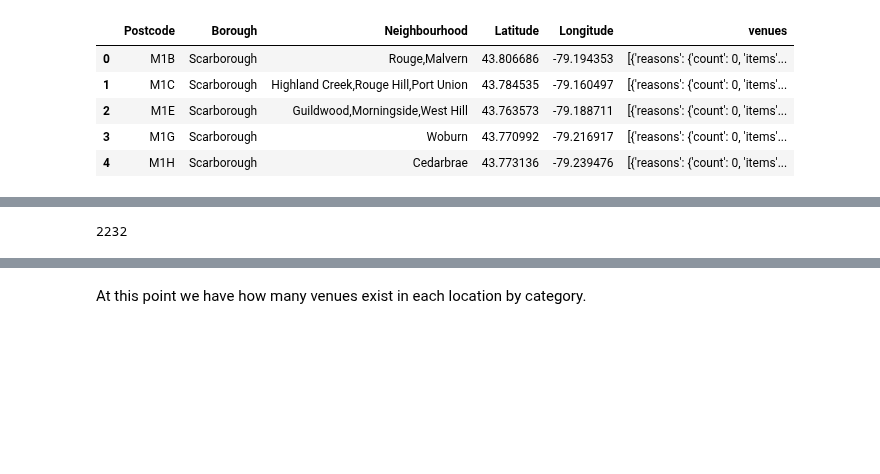
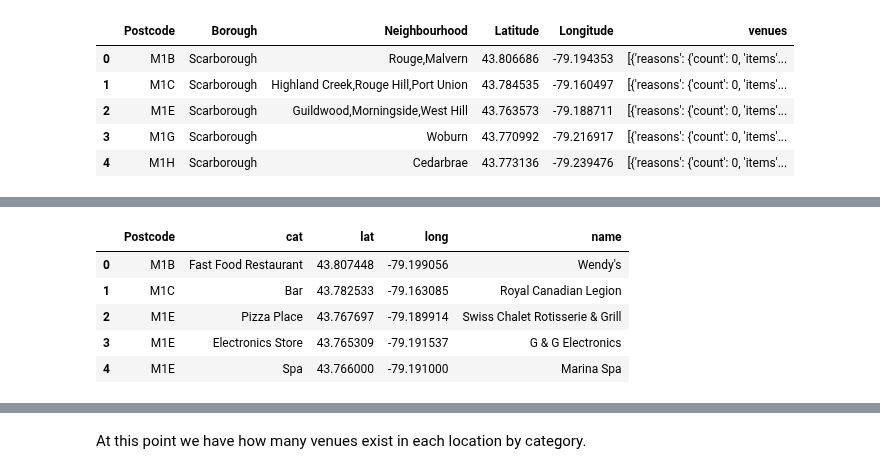
Before and after one commit to jailop/Coursera_Capstone, a Jupyter notebook: toronto-3.ipynb, the cells around one changed output, grey strips where cells are left out. Cells and saved outputs as stored; diff of their text form; code cells hidden in the pictures; blank space fills up the shorter version.

```diff
--- a/toronto-3.ipynb
+++ b/toronto-3.ipynb
@@ -169,5 +170,7 @@ longitude = location.longitude
 print('The geograpical coordinate of Toronto City are {}, {}.'.format(latitude, longitude))
 # %% [output]
 The geograpical coordinate of Toronto City are 43.653963, -79.387207.
+# %%
+df_geo = pd.read_csv('geo_toronto.csv')
 # %% [markdown]
 Creating a map for Toronto with neighbourhoods superimposed
@@ -247,7 +259,9 @@ len(df_geo.Postcode.unique())
 venues = []
 for i in range(len(df_geo)):
     row = df_geo.iloc[i]
-    for j in range(len(row['venues'])):
+    n = len(row['venues'])
+    n = n if n < 100 else 100
+    for j in range(n):
         venue = row['venues'][j]['venue']
         name = venue['name']
         lat = venue['location']['lat']
@@ -262,9 +276,14 @@ for i in range(len(df_geo)):
         })
 # %%
 df_venues = pd.DataFrame(venues)
-len(df_venues)
+df_venues.head()
 # %% [output]
-2232
+|  | Postcode | cat | lat | long | name |
+| 0 | M1B | Fast Food Restaurant | 43.807448 | -79.199056 | Wendy's |
+| 1 | M1C | Bar | 43.782533 | -79.163085 | Royal Canadian Legion |
+| 2 | M1E | Pizza Place | 43.767697 | -79.189914 | Swiss Chalet Rotisserie & Grill |
+| 3 | M1E | Electronics Store | 43.765309 | -79.191537 | G & G Electronics |
+| 4 | M1E | Spa | 43.766000 | -79.191000 | Marina Spa |
 # %%
 mrg = df_geo.merge(df_venues, on='Postcode')
 del mrg['venues']
```
Also changed, not shown: parts of 7 cells of this notebook, 2 other files.
